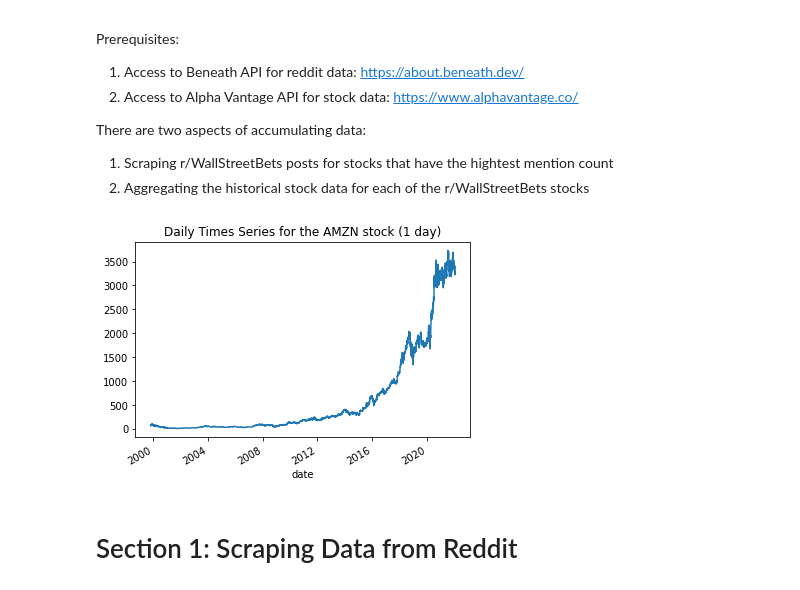
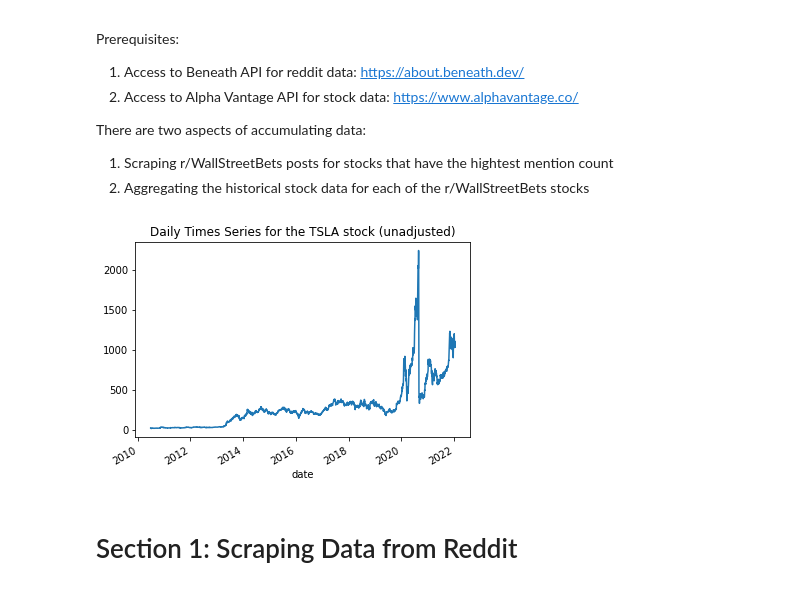
Before and after one commit to ChristopheBrown/sm-ml, a Jupyter notebook: reddit-sandbox.ipynb, the cells around one changed output. Drawn from its saved outputs; the diff is of its cells as text; code cells hidden in the pictures.

Commit message:
full

```diff
--- a/reddit-sandbox.ipynb
+++ b/reddit-sandbox.ipynb
@@ -46,14 +47,15 @@ key = get_file_contents(filename)
 # %%
 # alpha_vantage is a nice API for collecting historic stock data
 # we'll take a peek at the historic Amazon (AMZN) price
 
 
 ts = TimeSeries(key=key, output_format='pandas')
-data, meta_data = ts.get_daily(symbol='AMZN', outputsize='full')
+data, meta_data = ts.get_daily(symbol='TSLA', outputsize='full')
 
 data['4. close'].plot()
-plt.title('Daily Times Series for the AMZN stock (1 day)')
+plt.title('Daily Times Series for the TSLA stock (unadjusted)')
+plt.savefig('fig/alpha-vantage-TSLA-price.png')
 plt.show()
 # %% [output]
-[figure, old version]
+[figure, new version]
 # %%
```
Also changed, not shown: parts of 17 cells of this notebook.
